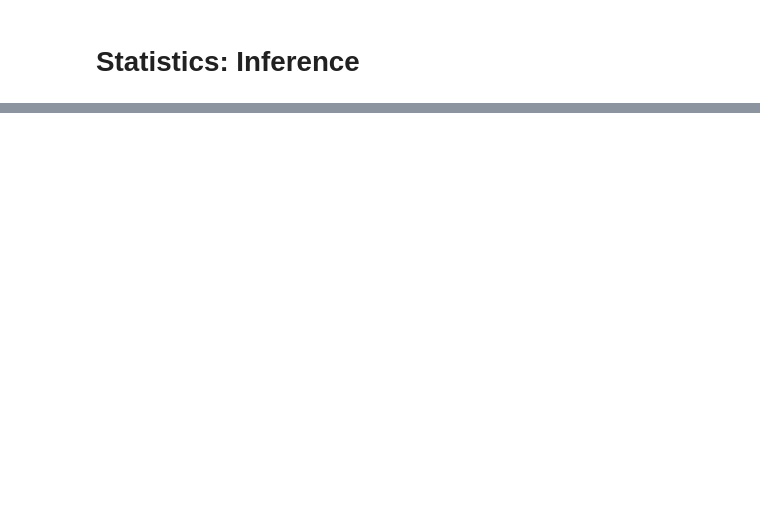
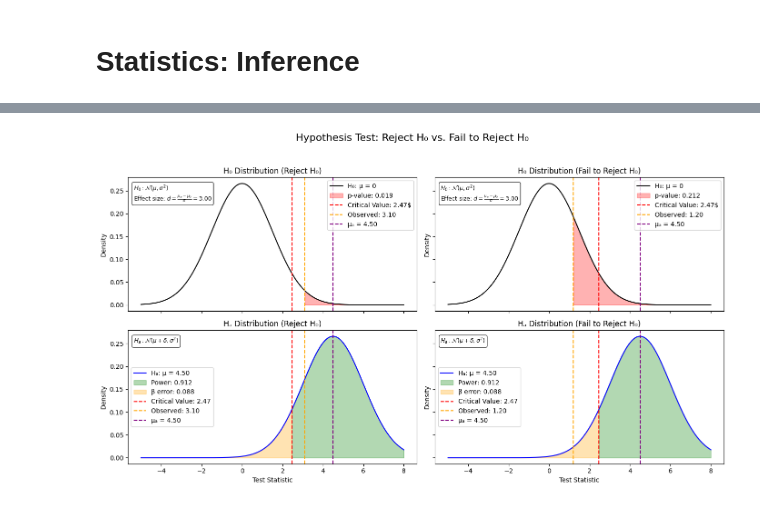
Before and after one commit to leandroohf/statistics, a Jupyter notebook: statistics_inference_cheat_sheet.ipynb, the cells around one changed output, grey strips where cells are left out. Saved outputs shown, nothing was run; the diff lists cells and outputs as text; code cells hidden in the pictures; blank space fills up the shorter version.

```diff
--- a/statistics_inference_cheat_sheet.ipynb
+++ b/statistics_inference_cheat_sheet.ipynb
@@ -45,0 +133,6 @@
+# %%
+from utils import plot_4_panel_test
+
+plot_4_panel_test(obs_val_pass=3.1, obs_val_fail=1.2, pop_std=1.5, mean_diff=4.5)
+# %% [output]
+[figure, added]
```
Also changed, not shown: parts of 37 cells of this notebook, 1 other file.
